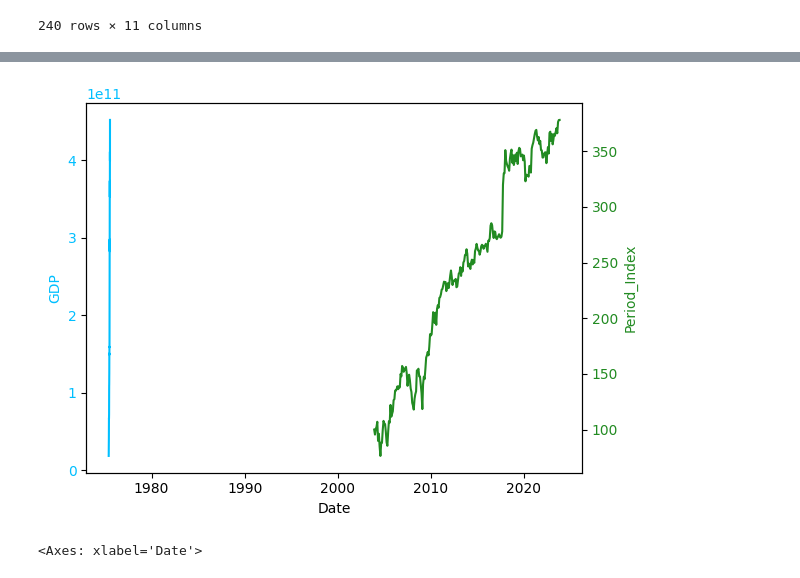
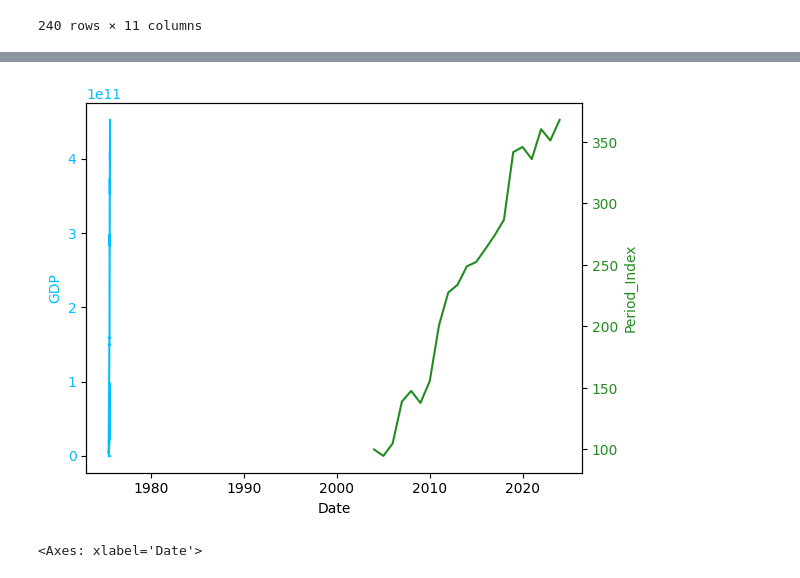
Before and after one commit to maximarbuzov/maxim, a Jupyter notebook: Untitled7.ipynb, the cells around one changed output, grey strips where cells are left out. Drawn from its saved outputs; the diff is of its cells as text; code cells hidden in the pictures.

```diff
--- a/Untitled7.ipynb
+++ b/Untitled7.ipynb
@@ -1017,3 +1013,0 @@ def extract_year(date):
-# %%
-year_prices['Date']=extract_year(year_prices['Date'])
-year_prices
@@ -1021,0 +1035,7 @@ AttributeError: ignored
+# %%
+year_prices['Year'] = year_prices['Year'].astype(int)
+# %%
+df2=df1
+# %%
+df2['Year'] = df2.index
+df2
@@ -1026,23 +1079,23 @@ MergeError: ignored
 # %%
 prices1
 # %%
-data_1 = df1[' Gross Domestic Product (GDP) ']
-data_2 = prices1['Period_Index']
+data_1 = df2
+data_2 = year_prices['Period_Index']
 
 fig, ax1 = plt.subplots()
 
 ax1.set_xlabel('Date')
 ax1.set_ylabel('GDP', color = 'deepskyblue')
 ax1.plot(data_1, color = 'deepskyblue')
 ax1.tick_params(axis ='y', labelcolor = 'deepskyblue')
 
 ax2 = ax1.twinx()
 
 ax2.set_ylabel('Period_Index', color = 'forestgreen')
 ax2.plot(data_2, color = 'forestgreen')
 ax2.tick_params(axis ='y', labelcolor = 'forestgreen')
 
 plt.show()
 # %% [output]
-[figure, old version]
+[figure, new version]
 # %%
```
Also changed, not shown: parts of 8 cells of this notebook.
